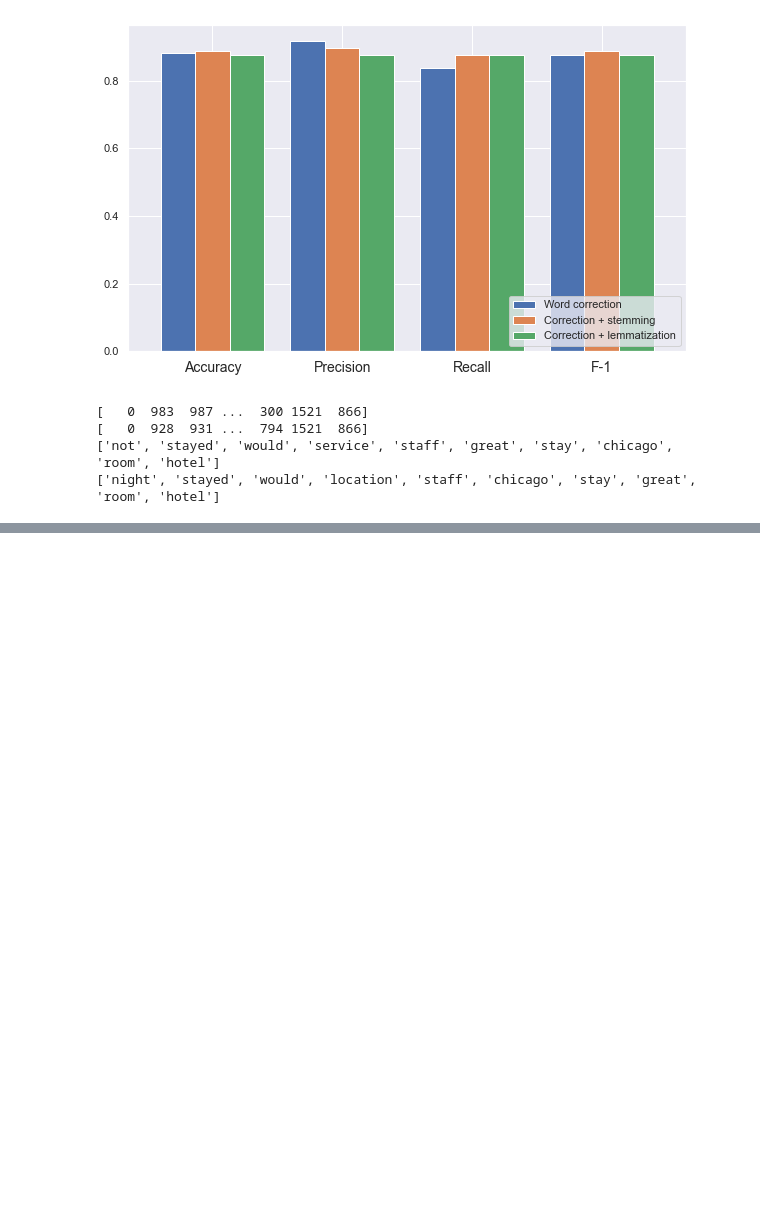
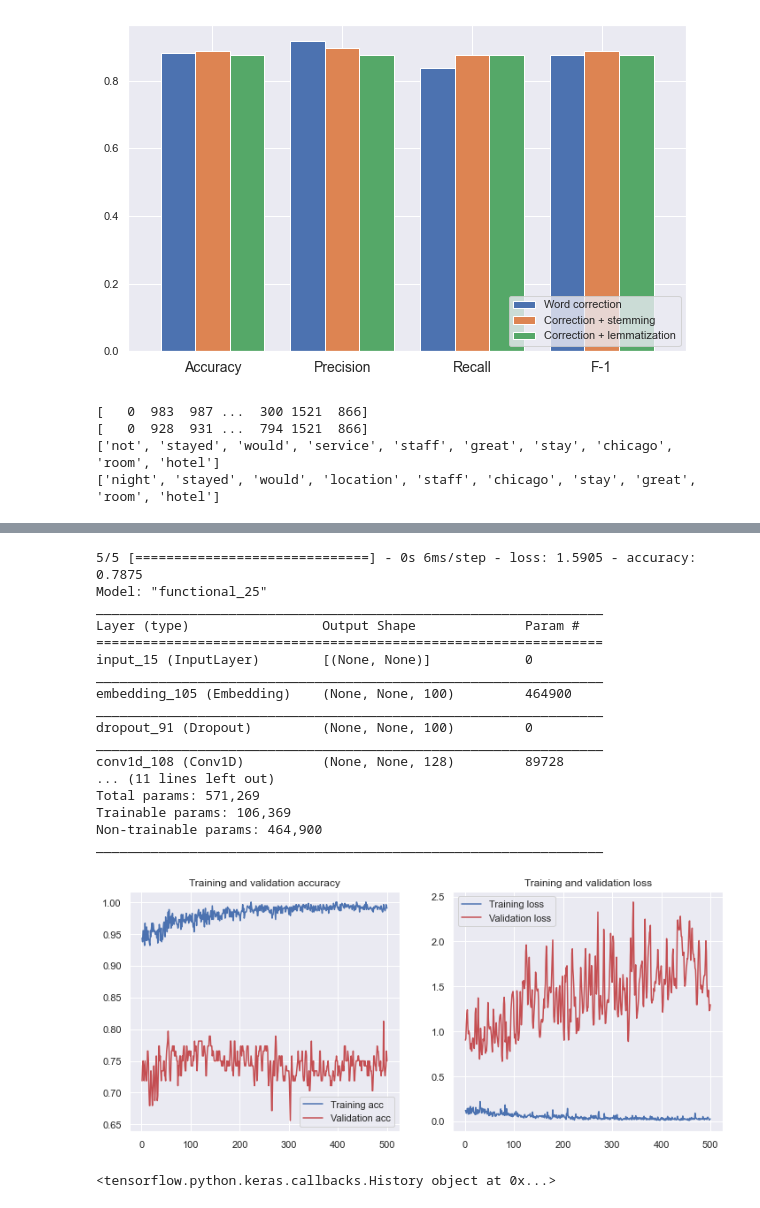
Before and after one commit to beld78/ARM-Paper, a Jupyter notebook: Analysis.ipynb, the cells around one changed output, grey strips where cells are left out. Drawn from its saved outputs; the diff is of its cells as text; code cells hidden in the pictures; blank space fills up the shorter version.

```diff
--- a/Analysis.ipynb
+++ b/Analysis.ipynb
@@ -441,0 +800,39 @@ print(list(np.take(X_train.columns, pos_class_prob_sorted[-10:])))
+# %%
+from tensorflow.keras.layers import Embedding
+from tensorflow.keras import layers
+
+embedding_layer = Embedding(
+    num_tokens,
+    embedding_dim,
+    embeddings_initializer=keras.initializers.Constant(embedding_matrix),
+    trainable=False,
+)
+
+
+
+
+
+int_sequences_input = keras.Input(shape=(None,), dtype="int64")
+embedded_sequences = embedding_layer(int_sequences_input)
+x = layers.Dropout(0.5)(embedded_sequences)
+x = layers.Conv1D(128, 7, padding="valid", activation="relu", strides=3)(x)
+x = layers.GlobalMaxPooling1D()(x)
+x = layers.Flatten()(x)
+x = layers.Dense(128, activation="relu")(x)
+x = layers.Dropout(0.3)(x)
+predictions = layers.Dense(1, activation="sigmoid", name="predictions")(x)
+model = keras.Model(int_sequences_input, predictions)
+# %%
+from tensorflow.keras.optimizers import Adam
+x_train = vectorizer(np.array([[s] for s in train_samples])).numpy()
+x_val = vectorizer(np.array([[s] for s in val_samples])).numpy()
+x_test = vectorizer(np.array([[s] for s in test_samples])).numpy()
+
+y_train = np.array(train_labels)
+y_val = np.array(val_labels)
+y_test = np.array(labels_test)
+
+model.compile(
+    loss="binary_crossentropy", optimizer=Adam(lr=0.01), metrics=["accuracy"]
+)
+history = model.fit(x_train, y_train, batch_size=128, epochs=500, validation_data=(x_val, y_val))
@@ -441,0 +857,27 @@ print(list(np.take(X_train.columns, pos_class_prob_sorted[-10:])))
+# %%
+model.evaluate(test_ds)
+plot_history(history)
+model.summary()
+# %% [output]
+5/5 [==============================] - 0s 6ms/step - loss: 1.5905 - accuracy: 0.7875
+Model: "functional_25"
+_________________________________________________________________
+Layer (type)                 Output Shape              Param #
+=================================================================
+input_15 (InputLayer)        [(None, None)]            0
+_________________________________________________________________
+embedding_105 (Embedding)    (None, None, 100)         464900
+_________________________________________________________________
+dropout_91 (Dropout)         (None, None, 100)         0
+_________________________________________________________________
+conv1d_108 (Conv1D)          (None, None, 128)         89728
+... (11 lines left out)
+Total params: 571,269
+Trainable params: 106,369
+Non-trainable params: 464,900
+_________________________________________________________________
+[figure, added]
+# %%
+print(history)
+# %% [output]
+<tensorflow.python.keras.callbacks.History object at 0x...>
```
Also changed, not shown: parts of 16 cells of this notebook.
